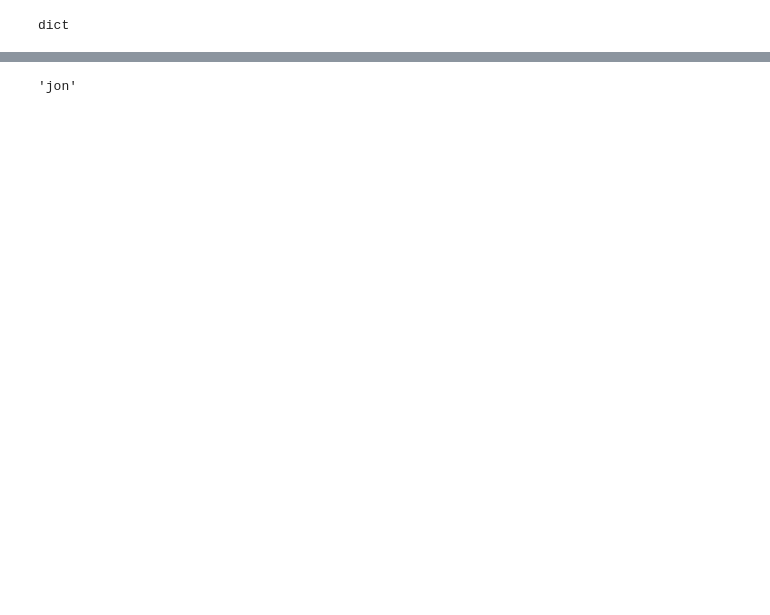
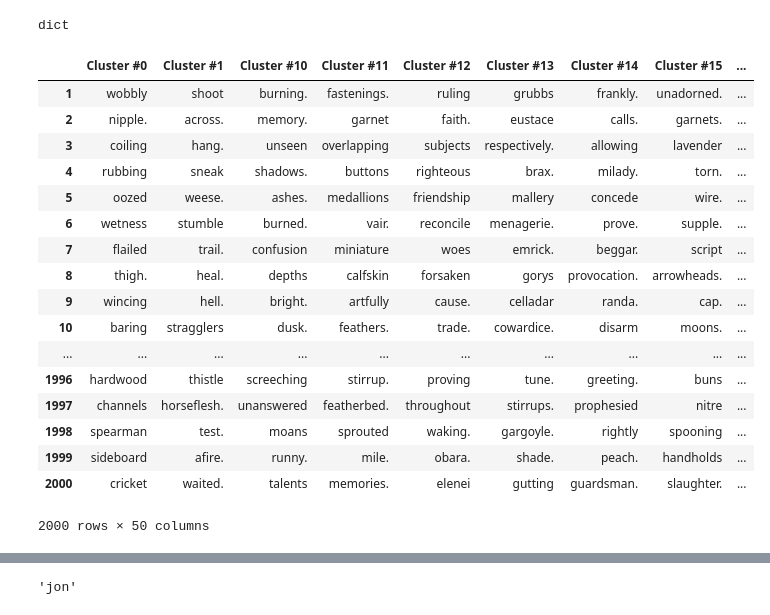
Before and after one commit to TheRochVoices/experiments-with-data, a Jupyter notebook: GameOfThronesBook/word2vec.ipynb, the cells around one changed output, grey strips where cells are left out. Saved outputs shown, nothing was run; the diff lists cells and outputs as text; code cells hidden in the pictures; blank space fills up the shorter version.

```diff
--- a/GameOfThronesBook/word2vec.ipynb
+++ b/GameOfThronesBook/word2vec.ipynb
@@ -189,6 +215,27 @@ def get_top_words(index2word, k, centers, wordvecs):
     return df;
 # %%
 top_words = get_top_words(model.wv.index2word, 2000, centers, Z);
+# %%
+top_words
+# %% [output]
+|  | Cluster #0 | Cluster #1 | Cluster #10 | Cluster #11 | Cluster #12 | Cluster #13 | Cluster #14 | Cluster #15 | ... |
+| 1 | wobbly | shoot | burning. | fastenings. | ruling | grubbs | frankly. | unadorned. | ... |
+| 2 | nipple. | across. | memory. | garnet | faith. | eustace | calls. | garnets. | ... |
+| 3 | coiling | hang. | unseen | overlapping | subjects | respectively. | allowing | lavender | ... |
+| 4 | rubbing | sneak | shadows. | buttons | righteous | brax. | milady. | torn. | ... |
+| 5 | oozed | weese. | ashes. | medallions | friendship | mallery | concede | wire. | ... |
+| 6 | wetness | stumble | burned. | vair. | reconcile | menagerie. | prove. | supple. | ... |
+| 7 | flailed | trail. | confusion | miniature | woes | emrick. | beggar. | script | ... |
+| 8 | thigh. | heal. | depths | calfskin | forsaken | gorys | provocation. | arrowheads. | ... |
+| 9 | wincing | hell. | bright. | artfully | cause. | celladar | randa. | cap. | ... |
+| 10 | baring | stragglers | dusk. | feathers. | trade. | cowardice. | disarm | moons. | ... |
+| ... | ... | ... | ... | ... | ... | ... | ... | ... | ... |
+| 1996 | hardwood | thistle | screeching | stirrup. | proving | tune. | greeting. | buns | ... |
+| 1997 | channels | horseflesh. | unanswered | featherbed. | throughout | stirrups. | prophesied | nitre | ... |
+| 1998 | spearman | test. | moans | sprouted | waking. | gargoyle. | rightly | spooning | ... |
+| 1999 | sideboard | afire. | runny. | mile. | obara. | shade. | peach. | handholds | ... |
+| 2000 | cricket | waited. | talents | memories. | elenei | gutting | guardsman. | slaughter. | ... |
+2000 rows × 50 columns
 # %%
 def print_word_table(table, key):
     return pd.DataFrame(table, columns=[key, 'similarity'])
```
Also changed, not shown: parts of 23 cells of this notebook, 56 other files.
